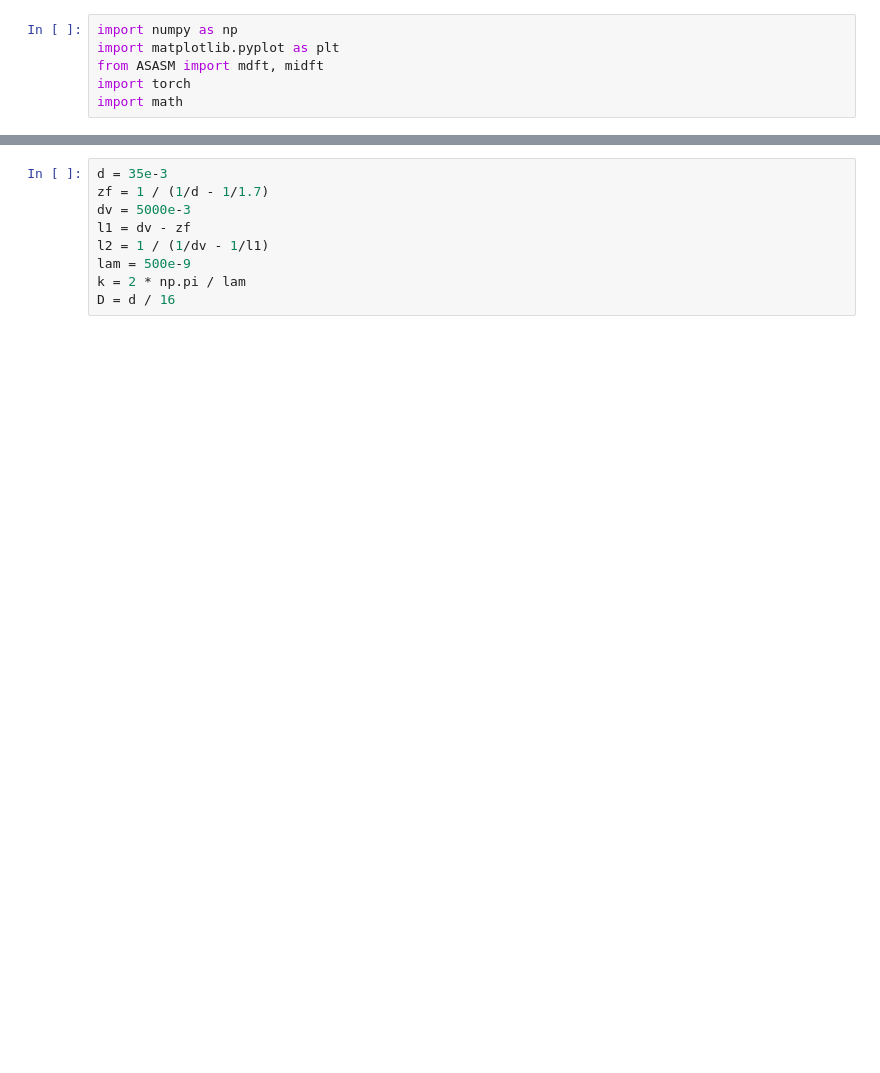
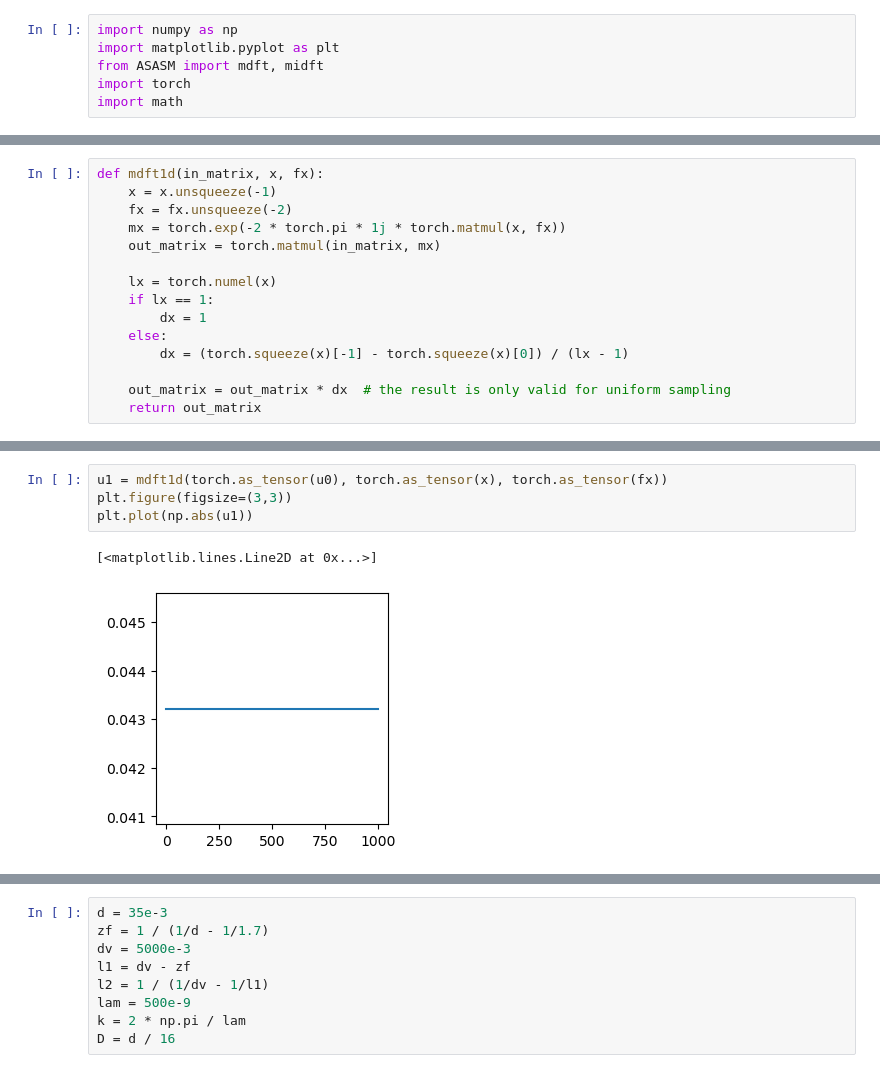
Before and after one commit to whywww/ASASM, a Jupyter notebook: test.ipynb, the cells around one changed output, grey strips where cells are left out. Drawn from its saved outputs; the diff is of its cells as text; blank space fills up the shorter version.

```diff
--- a/test.ipynb
+++ b/test.ipynb
@@ -6,0 +10,15 @@ import math
+# %%
+def mdft1d(in_matrix, x, fx):
+    x = x.unsqueeze(-1)
+    fx = fx.unsqueeze(-2)
+    mx = torch.exp(-2 * torch.pi * 1j * torch.matmul(x, fx))
+    out_matrix = torch.matmul(in_matrix, mx)
+
+    lx = torch.numel(x)
+    if lx == 1:
+        dx = 1
+    else:
+        dx = (torch.squeeze(x)[-1] - torch.squeeze(x)[0]) / (lx - 1)
+
+    out_matrix = out_matrix * dx  # the result is only valid for uniform sampling
+    return out_matrix
@@ -6,0 +50,7 @@ import math
+# %%
+u1 = mdft1d(torch.as_tensor(u0), torch.as_tensor(x), torch.as_tensor(fx))
+plt.figure(figsize=(3,3))
+plt.plot(np.abs(u1))
+# %% [output]
+[<matplotlib.lines.Line2D at 0x...>]
+[figure, added]
```
Also changed, not shown: parts of 6 cells of this notebook, 7 other files.
